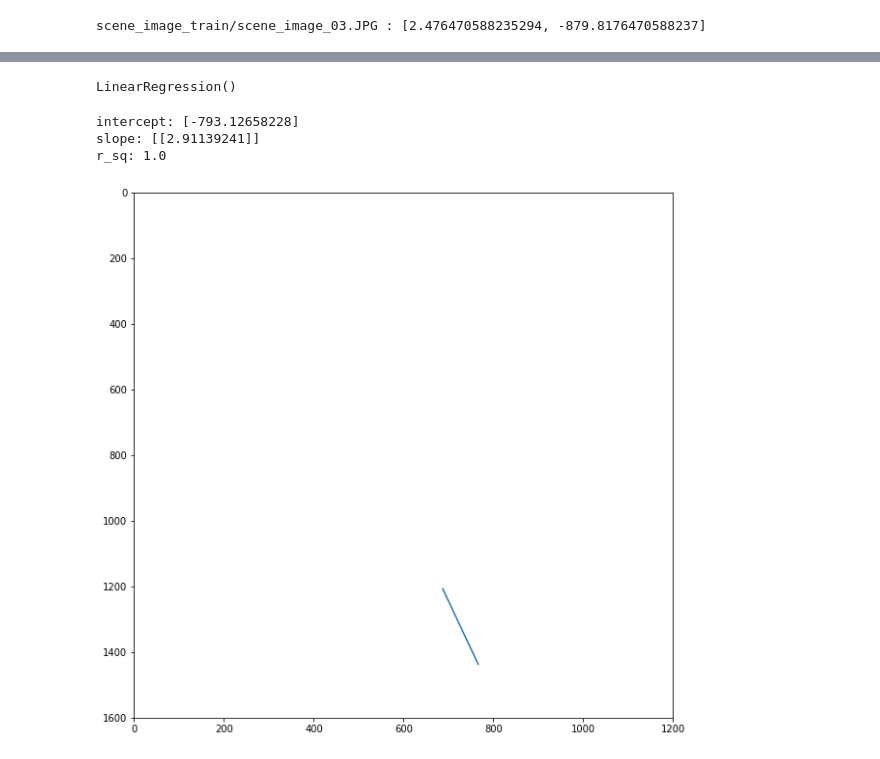
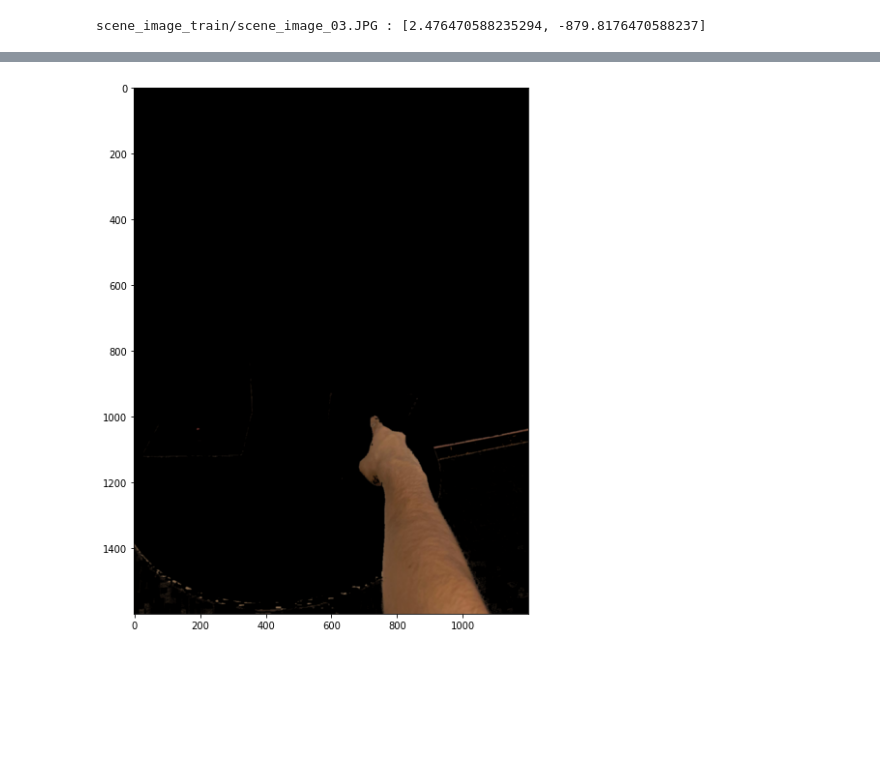
Before and after one commit to imamnurby/is708-project, a Jupyter notebook: IS708_api-with_hand_models/pointing_resolver.ipynb, the cells around one changed output, grey strips where cells are left out. Saved outputs shown, nothing was run; the diff lists cells and outputs as text; code cells hidden in the pictures; blank space fills up the shorter version.

```diff
--- a/IS708_api-with_hand_models/pointing_resolver.ipynb
+++ b/IS708_api-with_hand_models/pointing_resolver.ipynb
@@ -251,5 +150,7 @@ scene_image_train/scene_image_03.JPG : [2.476470588235294, -879.8176470588237]
 # %%
-# plt.figure(figsize=(20,20))
-# plt.imshow(frameCopy)
-# plt.title('Result')
-# plt.show()
+blur = cv2.GaussianBlur(result, (5, 5), 0)
+plt.figure(figsize=(10,10))
+plt.imshow(blur)
+plt.show()
+# %% [output]
+[figure, added]
@@ -296,12 +156,0 @@ scene_image_train/scene_image_03.JPG : [2.476470588235294, -879.8176470588237]
-# %%
-import numpy as np
-from sklearn.linear_model import LinearRegression
-
-
-x = np.array([x1,x2]).reshape((-1,1))
-y = np.array([y1,y2]).reshape((-1,1))
-
-model = LinearRegression()
-model.fit(x,y)
-# %% [output]
-LinearRegression()
@@ -310,17 +156,0 @@ r_sq = model.score(x, y)
-# %%
-print('intercept:', model.intercept_)
-print('slope:', model.coef_)
-print('r_sq:', r_sq)
-# %% [output]
-intercept: [-793.12658228]
-slope: [[2.91139241]]
-r_sq: 1.0
-# %%
-plt.figure(figsize=(10,10))
-plt.plot(x,y)
-plt.xlim([0, frameWidth])
-plt.ylim([0, frameHeight])
-plt.gca().invert_yaxis()
-plt.show()
-# %% [output]
-[figure, removed]
```
Also changed, not shown: parts of 14 cells of this notebook.
